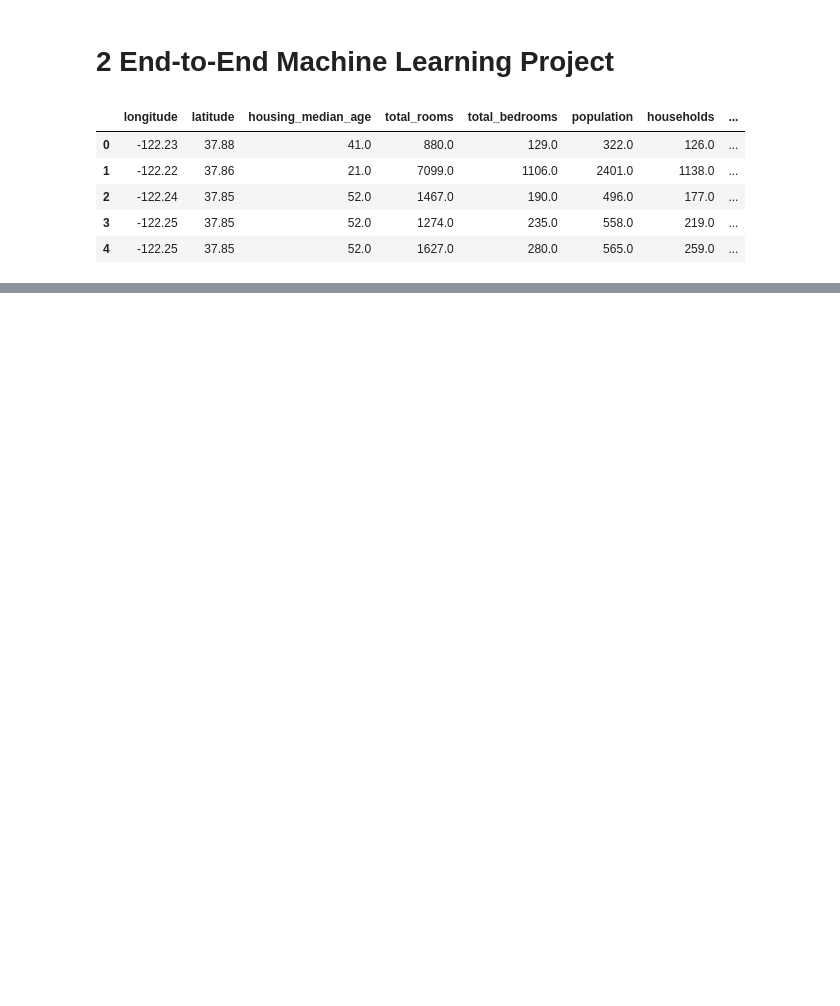
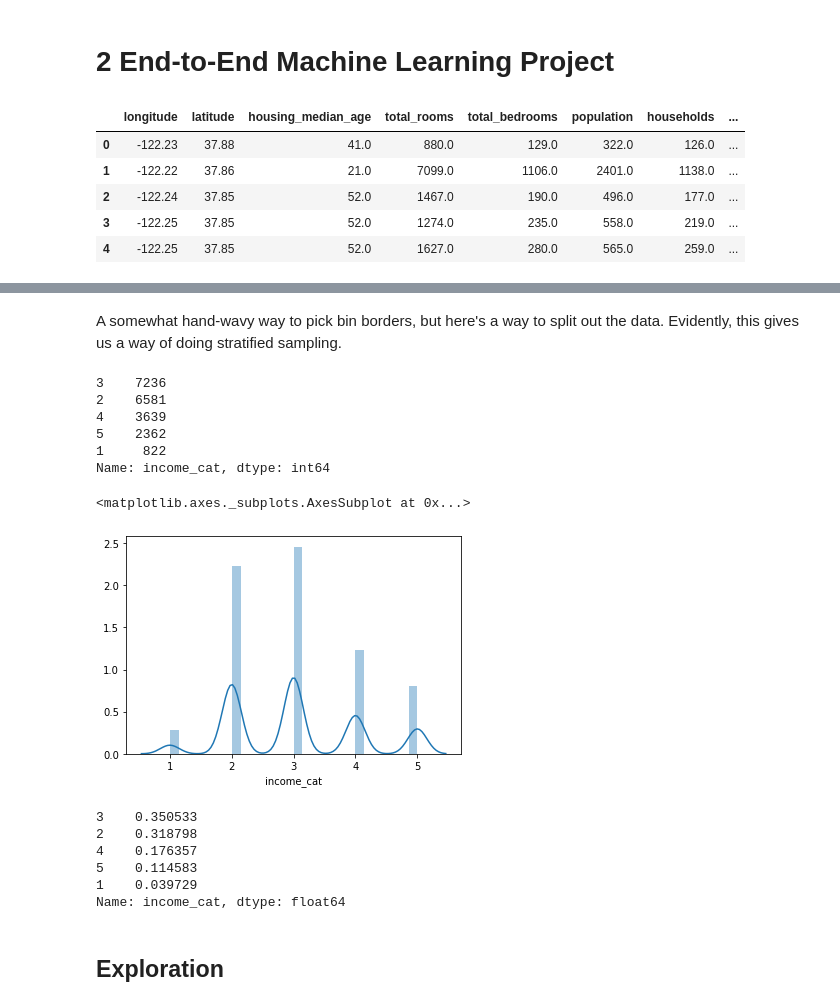
Before and after one commit to kaipak/HNN-training, a Jupyter notebook: handson_ml_geron/2-e2e.ipynb, the cells around one changed output, grey strips where cells are left out. Cells and saved outputs as stored; diff of their text form; code cells hidden in the pictures; blank space fills up the shorter version.

```diff
--- a/handson_ml_geron/2-e2e.ipynb
+++ b/handson_ml_geron/2-e2e.ipynb
@@ -39,0 +128,20 @@ import seabo
+# %% [markdown]
+A somewhat hand-wavy way to pick bin borders, but here's a way to split out the data. Evidently, this gives us a way of doing stratified sampling.
+# %%
+housing['income_cat'] = pd.cut(housing['median_income'],
+                               bins=[0., 1.5, 3.0, 4.5, 6., np.inf],
+                               labels=[n for n in range(1, 6)])
+# %%
+housing['income_cat'].value_counts()
+# %% [output]
+3    7236
+2    6581
+4    3639
+5    2362
+1     822
+Name: income_cat, dtype: int64
+# %%
+sns.distplot(housing['income_cat'])
+# %% [output]
+<matplotlib.axes._subplots.AxesSubplot at 0x...>
+[figure, added]
@@ -39,0 +156,10 @@ import seabo
+# %%
+
+strat_test_set['income_cat'].value_counts() / len(strat_test_set)
+# %% [output]
+3    0.350533
+2    0.318798
+4    0.176357
+5    0.114583
+1    0.039729
+Name: income_cat, dtype: float64
@@ -39,0 +169,2 @@ import seabo
+# %% [markdown]
+## Exploration
```
Also changed, not shown: parts of 19 cells of this notebook.
